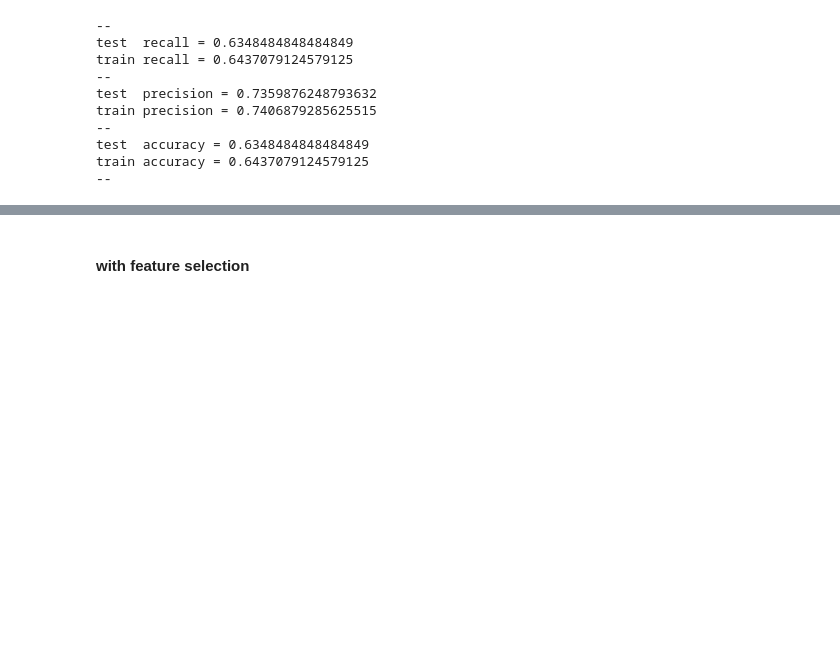
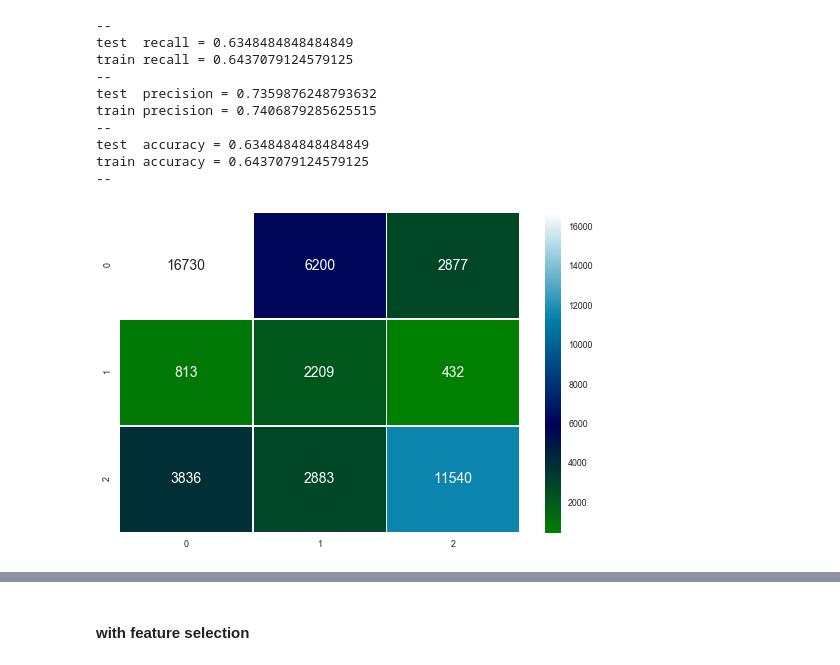
Before and after one commit to torben90/Capstone_NF_Waterpumps_Tanzania, a Jupyter notebook: PumpItUp_Predictive_Modeling.ipynb, the cells around one changed output, grey strips where cells are left out. Cells and saved outputs as stored; diff of their text form; code cells hidden in the pictures; blank space fills up the shorter version.

```diff
--- a/PumpItUp_Predictive_Modeling.ipynb
+++ b/PumpItUp_Predictive_Modeling.ipynb
@@ -554,4 +540,6 @@ train accuracy = 0.6437079124579125
 y_train_pred = cross_val_predict(reg,X_train,y_train,cv=5)
 # %%
 confusion = confusion_matrix(y_train, y_train_pred)
-sns.heatmap(confusion, cmap="GrYlRd", annot=True, fmt='d', linewidths=.5);
+sns.heatmap(confusion, cmap="ocean", annot=True, fmt='d', linewidths=.5);
+# %% [output]
+[figure, added]
```
Also changed, not shown: parts of 54 cells of this notebook, 1 other file.
